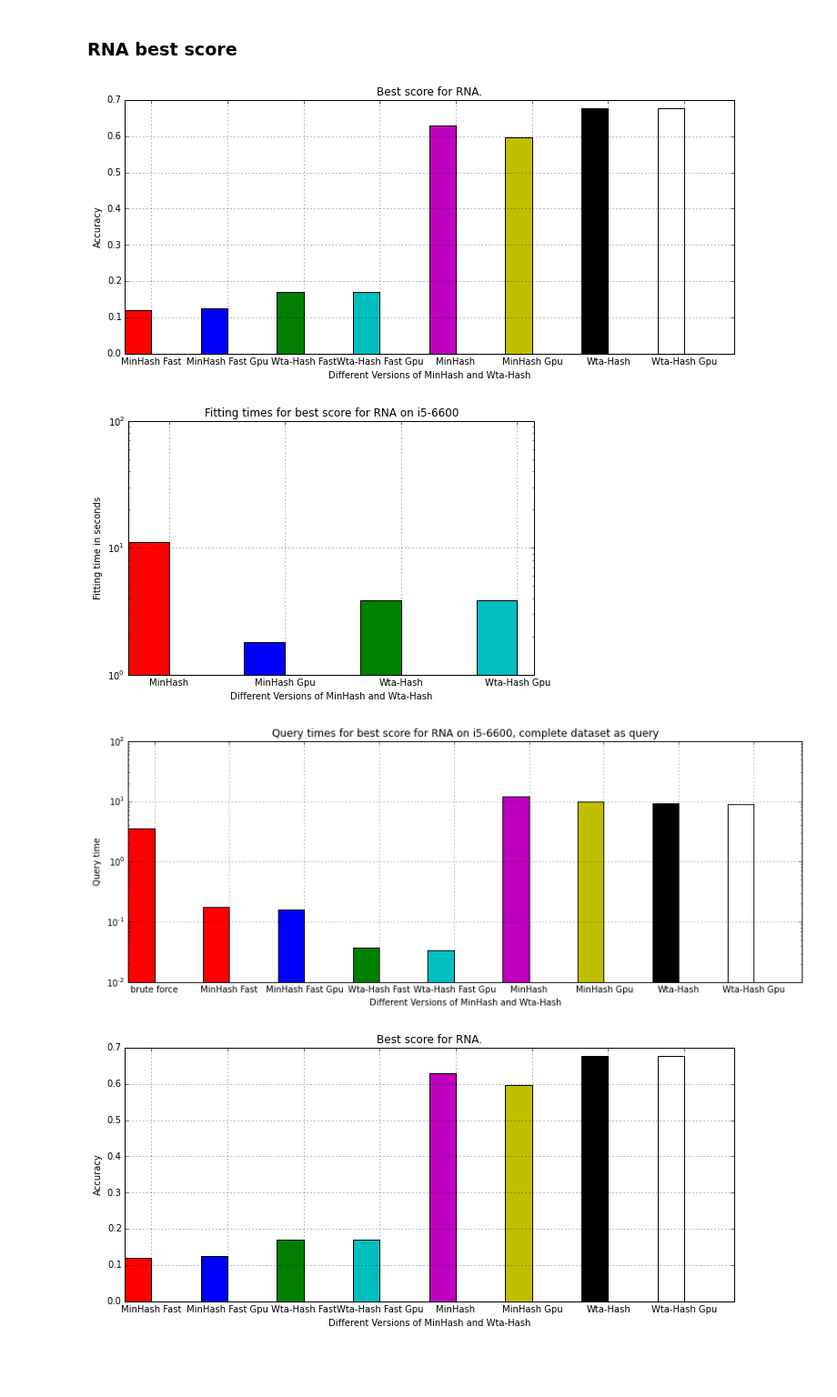
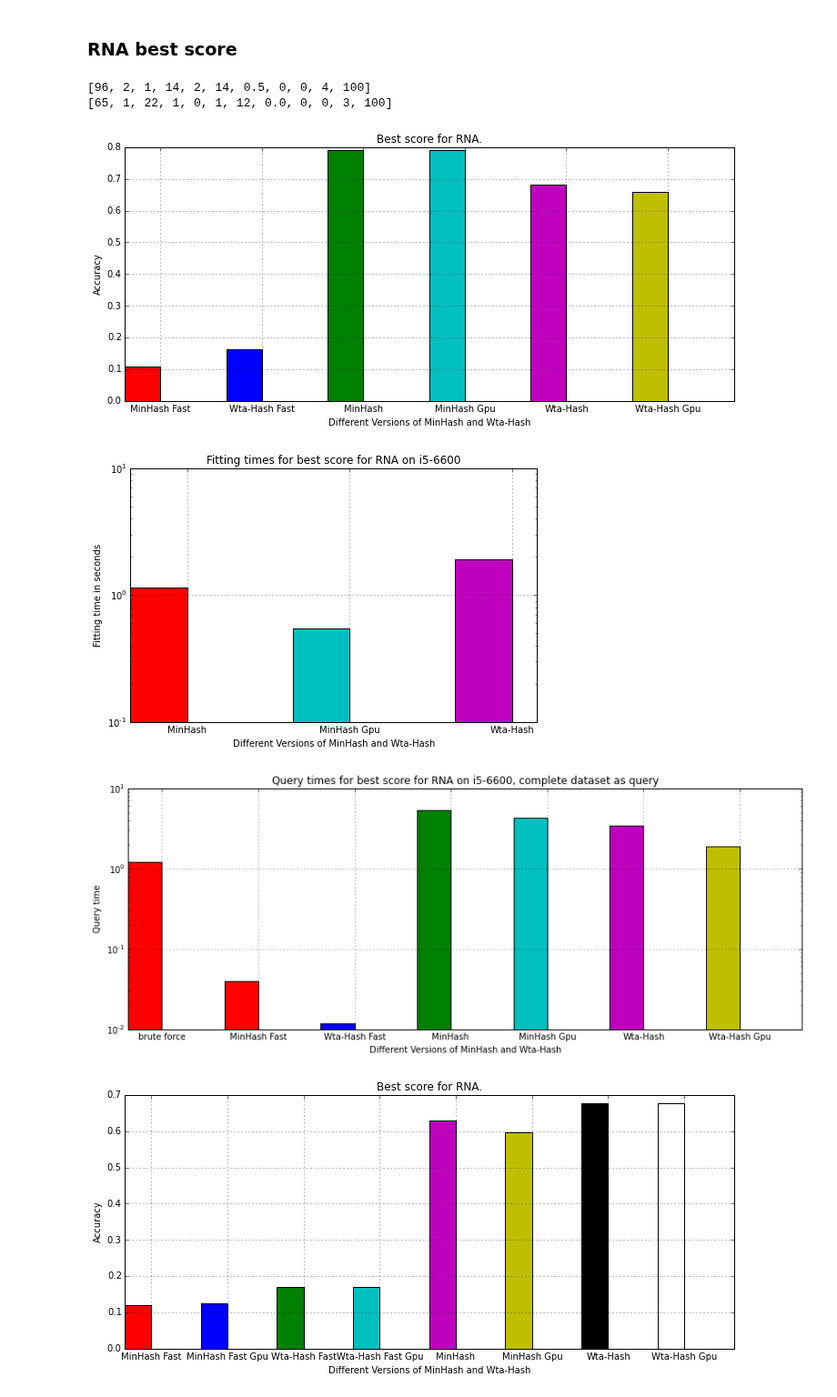
Before and after one commit to joachimwolff/sparse-neighbors-search, a Jupyter notebook: example/MinHash vs Wta-Hash.ipynb, the cells around one changed output. Shown at 91% size. Drawn from its saved outputs; the diff is of its cells as text; code cells hidden in the pictures; blank space fills up the shorter version.

```diff
--- a/example/MinHash vs Wta-Hash.ipynb
+++ b/example/MinHash vs Wta-Hash.ipynb
@@ -185,7 +185,7 @@ rfam_ids=['RF00004','RF00005','RF00015','RF00020','RF00026','RF00169',
           'RF01701','RF01705','RF01731','RF01734','RF01745','RF01750',
           'RF01942','RF01998','RF02005','RF02012','RF02034']
 
-X, y = rfam_data(rfam_ids, n_max=100, complexity=3, nbits=16)
+X, y = rfam_data(rfam_ids, n_max=50, complexity=3, nbits=16)
 print 'Instances: %d Features: %d with an avg of %d features per instance' % (X.shape[0], X.shape[1],  X.getnnz()/X.shape[0])
 print "Sparsity: ", X.nnz / float(X.shape[0]) / X.shape[1]
 # %% [output]
@@ -444,17 +444,17 @@ plotDataBenchmark(data=best_score_bursi_5200U[1], color=["r","r", "b", "g", "c",
 # %% [markdown]
 ### RNA best score
 # %%
-max_bin_size = 89
+max_bin_size = 96
 shingle_size = 2
 minimal_blocks_in_common= 1
-prune_inverse_index= 8
-store_value_with_least_sigificant_bit=3
+prune_inverse_index= 14
+store_value_with_least_sigificant_bit=2
 excess_factor= 14
 prune_inverse_index_after_instance= 0.5
 remove_hash_function_with_less_entries_as= 0
 shingle= 0
 block_size= 4
-hash_function = 660
+hash_function = 100
 minHash = [max_bin_size, shingle_size, minimal_blocks_in_common, prune_inverse_index,
             store_value_with_least_sigificant_bit, excess_factor,
             prune_inverse_index_after_instance, remove_hash_function_with_less_entries_as,
@@ -475,40 +475,46 @@ wtaHash = [max_bin_size, shingle_size, rangeK_wta, minimal_blocks_in_common, pru
             store_value_with_least_sigificant_bit, excess_factor,
             prune_inverse_index_after_instance, remove_hash_function_with_less_entries_as,
             shingle, block_size, hash_function]
+# %%
+print minHash
+print wtaHash
+# %% [output]
+[96, 2, 1, 14, 2, 14, 0.5, 0, 0, 4, 100]
+[65, 1, 22, 1, 0, 1, 12, 0.0, 0, 0, 3, 100]
 # %%
 best_score_rna_6600 = measureMinHashWtaHash(X, minHash, wtaHash)
 # %%
 plotDataBenchmark(data=best_score_rna_6600[2], color=["r", "b", "g", "c", "m", "y", "k", "w"],
          label=["MinHash Fast", "MinHash Fast Gpu", "Wta-Hash Fast","Wta-Hash Fast Gpu",
                "MinHash", "MinHash Gpu", "Wta-Hash","Wta-Hash Gpu"],
-        xticks=["MinHash Fast", "MinHash Fast Gpu", "Wta-Hash Fast","Wta-Hash Fast Gpu",
+        xticks=["MinHash Fast", "Wta-Hash Fast",
                "MinHash", "MinHash Gpu", "Wta-Hash","Wta-Hash Gpu"],
-         ylabel="Accuracy", number_of_instances=8, bar_width=0.35, figure_size=(12, 5),
+         ylabel="Accuracy", number_of_instances=6, bar_width=0.35, figure_size=(12, 5),
         xlabel="Different Versions of MinHash and Wta-Hash", log = False,
          number_of_features=1, title='Best score for RNA.')
 # %% [output]
-[figure, old version]
+[figure, new version]
 # %%
-plotDataBenchmark(data=best_score_rna_6600[0][1:], color=["r", "b", "g", "c", "m", "y", "k", "w"],
+plotDataBenchmark(data=best_score_rna_6600[0][1:], color=["r", "c", "m", "c", "m", "y", "k", "w"],
          label=["MinHash", "MinHash Gpu", "Wta-Hash","Wta-Hash Gpu",
-               "MinHash", "MinHash Gpu", "Wta-Hash","Wta-Hash Gpu"],
+               "MinHash", "MinHash Gpu", "Wta-Hash",],
         xticks=["MinHash", "MinHash Gpu", "Wta-Hash","Wta-Hash Gpu"],
-         ylabel="Fitting time in seconds", number_of_instances=4, bar_width=0.35, figure_size=(8, 5),
+         ylabel="Fitting time in seconds", number_of_instances=3, bar_width=0.35, figure_size=(8, 5),
         xlabel="Different Versions of MinHash and Wta-Hash", log = True,
          number_of_features=1, title='Fitting times for best score for RNA on i5-6600')
 # %% [output]
-[figure, old version]
+[figure, new version]
 # %%
 plotDataBenchmark(data=best_score_rna_6600[1], color=["r","r", "b", "g", "c", "m", "y", "k", "w"],
          label=["MinHash", "MinHash Gpu", "Wta-Hash","Wta-Hash Gpu",
                "MinHash", "MinHash Gpu", "Wta-Hash","Wta-Hash Gpu"],
-        xticks=["brute force","MinHash Fast", "MinHash Fast Gpu", "Wta-Hash Fast","Wta-Hash Fast Gpu",
+        xticks=["brute force","MinHash Fast", "Wta-Hash Fast",
                "MinHash", "MinHash Gpu", "Wta-Hash","Wta-Hash Gpu"],
-         ylabel="Query time", number_of_instances=9, bar_width=0.35, figure_size=(14, 5),
+         ylabel="Query time", number_of_instances=7, bar_width=0.35, figure_size=(14, 5),
         xlabel="Different Versions of MinHash and Wta-Hash", log = True,
          number_of_features=1, title='Query times for best score for RNA on i5-6600, complete dataset as query')
 # %% [output]
-[figure, old version]
+[figure, new version]
 # %%
 best_score_rna_5200U = measureMinHashWtaHash(X, minHash, wtaHash)
 # %%
```
Also changed, not shown: parts of 13 cells of this notebook, 10 other files.
